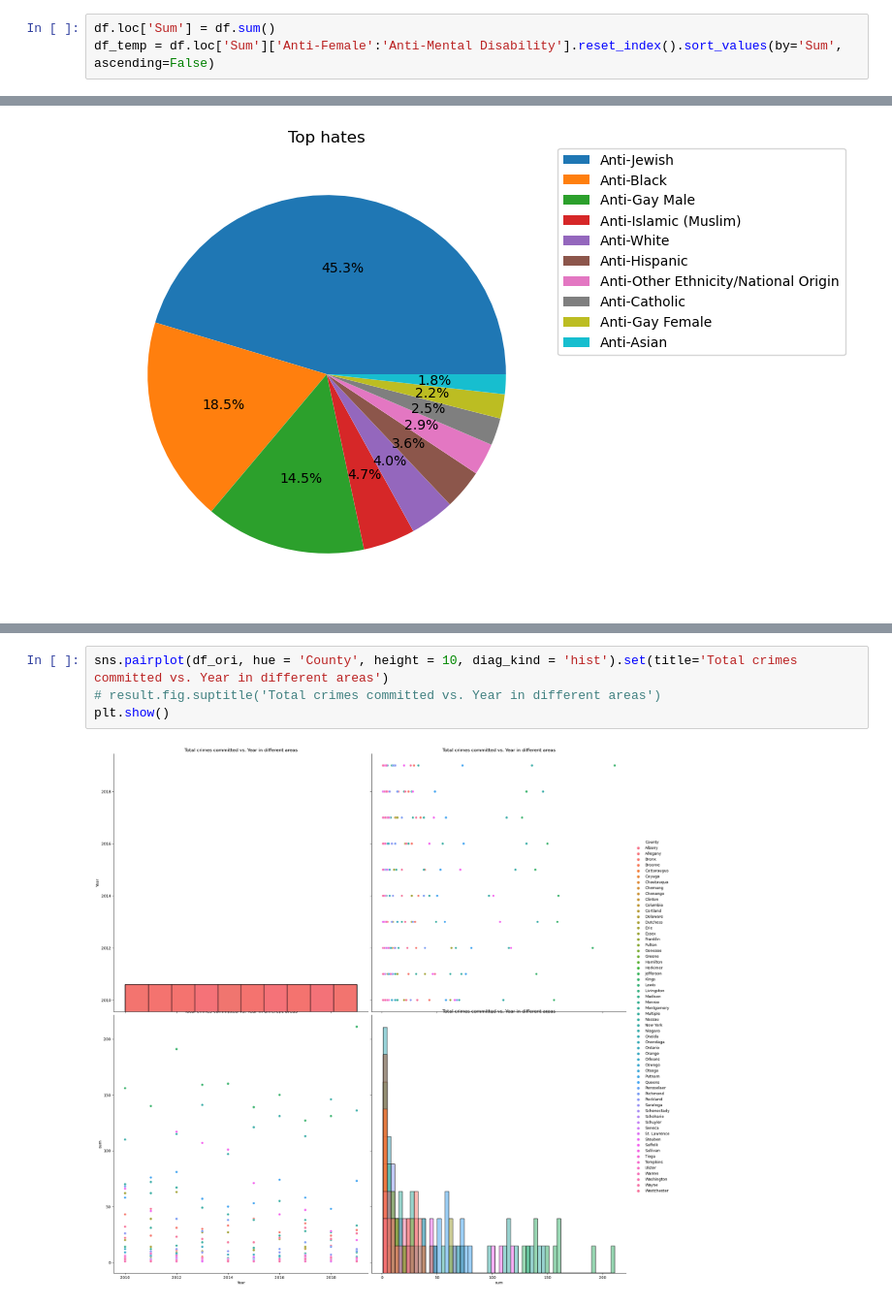
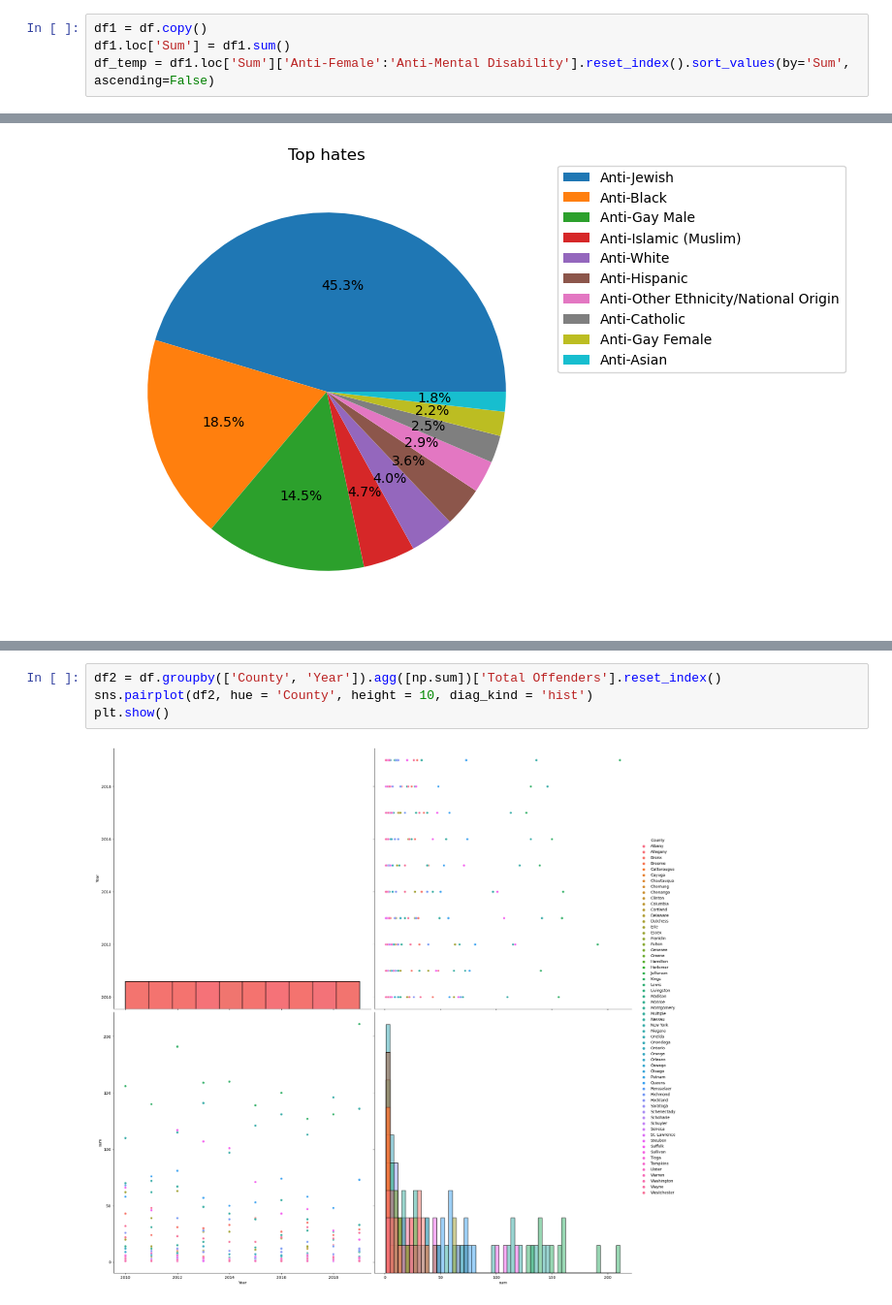
Before and after one commit to ML720s/sde-ds, a Jupyter notebook: task3/task3.ipynb, the cells around one changed output, grey strips where cells are left out. Shown at 97% size. Saved outputs shown, nothing was run; the diff lists cells and outputs as text.

```diff
--- a/task3/task3.ipynb
+++ b/task3/task3.ipynb
@@ -9,6 +8,7 @@ df_ori = df
 # %%
-df.loc['Sum'] = df.sum()
-df_temp = df.loc['Sum']['Anti-Female':'Anti-Mental Disability'].reset_index().sort_values(by='Sum', ascending=False)
+df1 = df.copy()
+df1.loc['Sum'] = df1.sum()
+df_temp = df1.loc['Sum']['Anti-Female':'Anti-Mental Disability'].reset_index().sort_values(by='Sum', ascending=False)
 # %%
 df_content = df_temp.head(10)
 df_content.plot(kind='pie', y='Sum', autopct='%1.1f%%', title='Top hates', ylabel='', labeldistance=None, figsize=(9, 6))
@@ -36,6 +19,6 @@ df_ori
 # %%
-sns.pairplot(df_ori, hue = 'County', height = 10, diag_kind = 'hist').set(title='Total crimes committed vs. Year in different areas')
-# result.fig.suptitle('Total crimes committed vs. Year in different areas')
+df2 = df.groupby(['County', 'Year']).agg([np.sum])['Total Offenders'].reset_index()
+sns.pairplot(df2, hue = 'County', height = 10, diag_kind = 'hist')
 plt.show()
 # %% [output]
-[figure, old version]
+[figure, new version]
```
Also changed, not shown: parts of 2 cells of this notebook, 2 other files.
